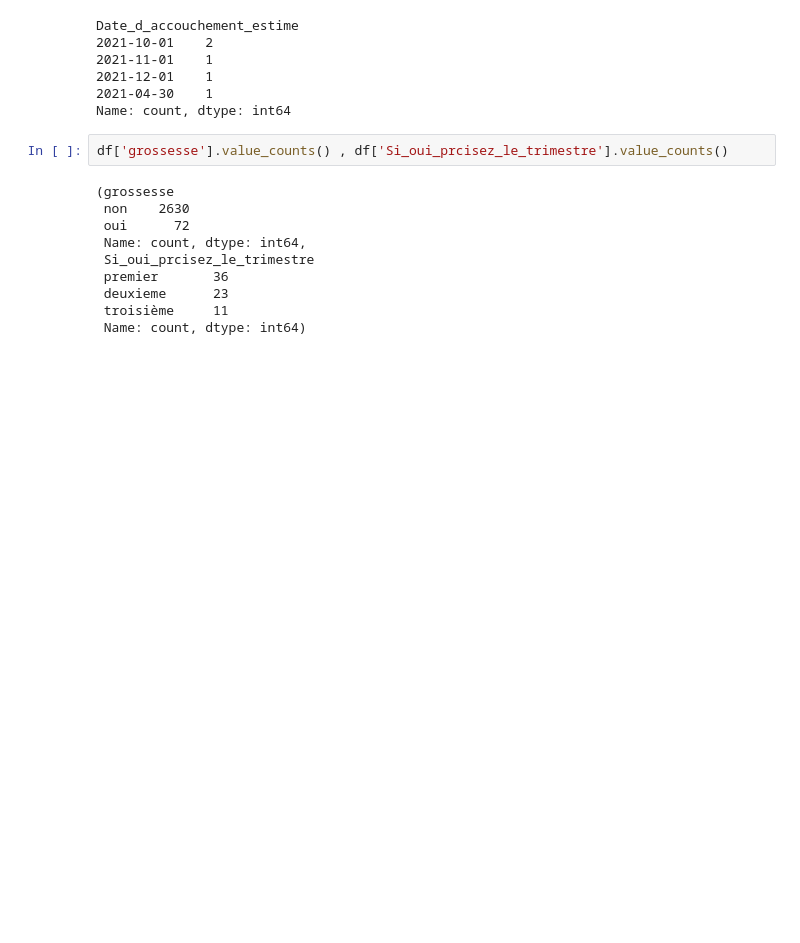
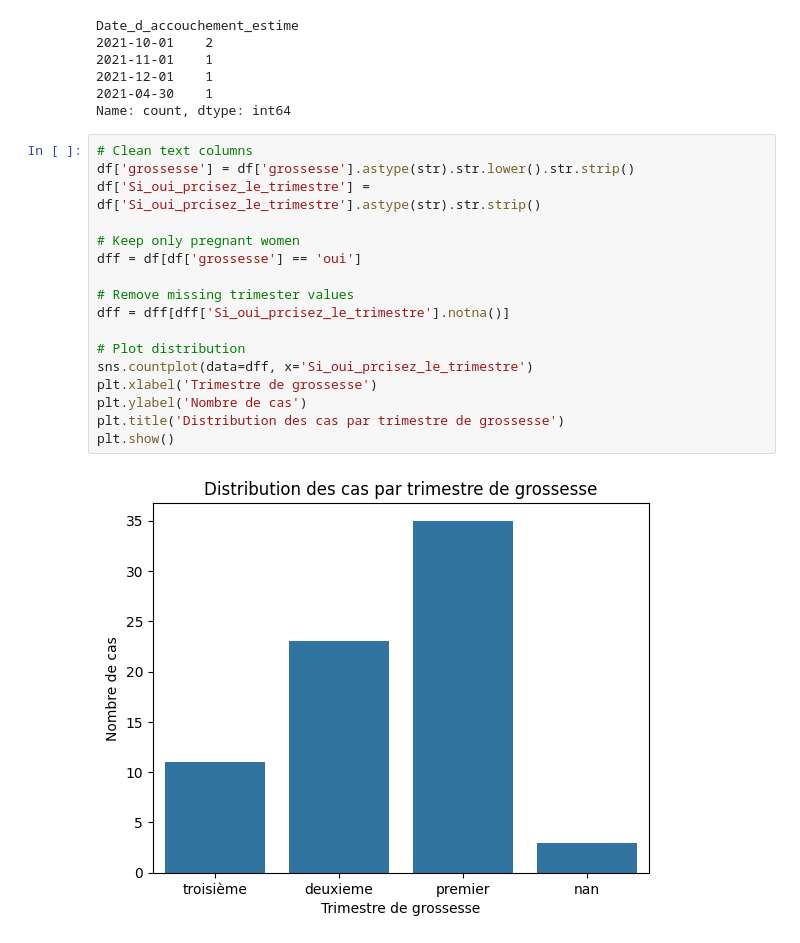
Before and after one commit to Ahmed-chaouachi22/Covid_Niger, a Jupyter notebook: covid_niger.ipynb, the cells around one changed output. Drawn from its saved outputs; the diff is of its cells as text; blank space fills up the shorter version.

```diff
--- a/covid_niger.ipynb
+++ b/covid_niger.ipynb
@@ -230,14 +210,21 @@ Date_d_accouchement_estime
 2021-04-30    1
 Name: count, dtype: int64
 # %%
-df['grossesse'].value_counts() , df['Si_oui_prcisez_le_trimestre'].value_counts()
+# Clean text columns
+df['grossesse'] = df['grossesse'].astype(str).str.lower().str.strip()
+df['Si_oui_prcisez_le_trimestre'] = df['Si_oui_prcisez_le_trimestre'].astype(str).str.strip()
+
+# Keep only pregnant women
+dff = df[df['grossesse'] == 'oui']
+
+# Remove missing trimester values
+dff = dff[dff['Si_oui_prcisez_le_trimestre'].notna()]
+
+# Plot distribution
+sns.countplot(data=dff, x='Si_oui_prcisez_le_trimestre')
+plt.xlabel('Trimestre de grossesse')
+plt.ylabel('Nombre de cas')
+plt.title('Distribution des cas par trimestre de grossesse')
+plt.show()
 # %% [output]
-(grossesse
- non    2630
- oui      72
- Name: count, dtype: int64,
- Si_oui_prcisez_le_trimestre
- premier       36
- deuxieme      23
- troisième     11
- Name: count, dtype: int64)
+[figure, added]
```
Also changed, not shown: parts of 9 cells of this notebook, 7 other files.
